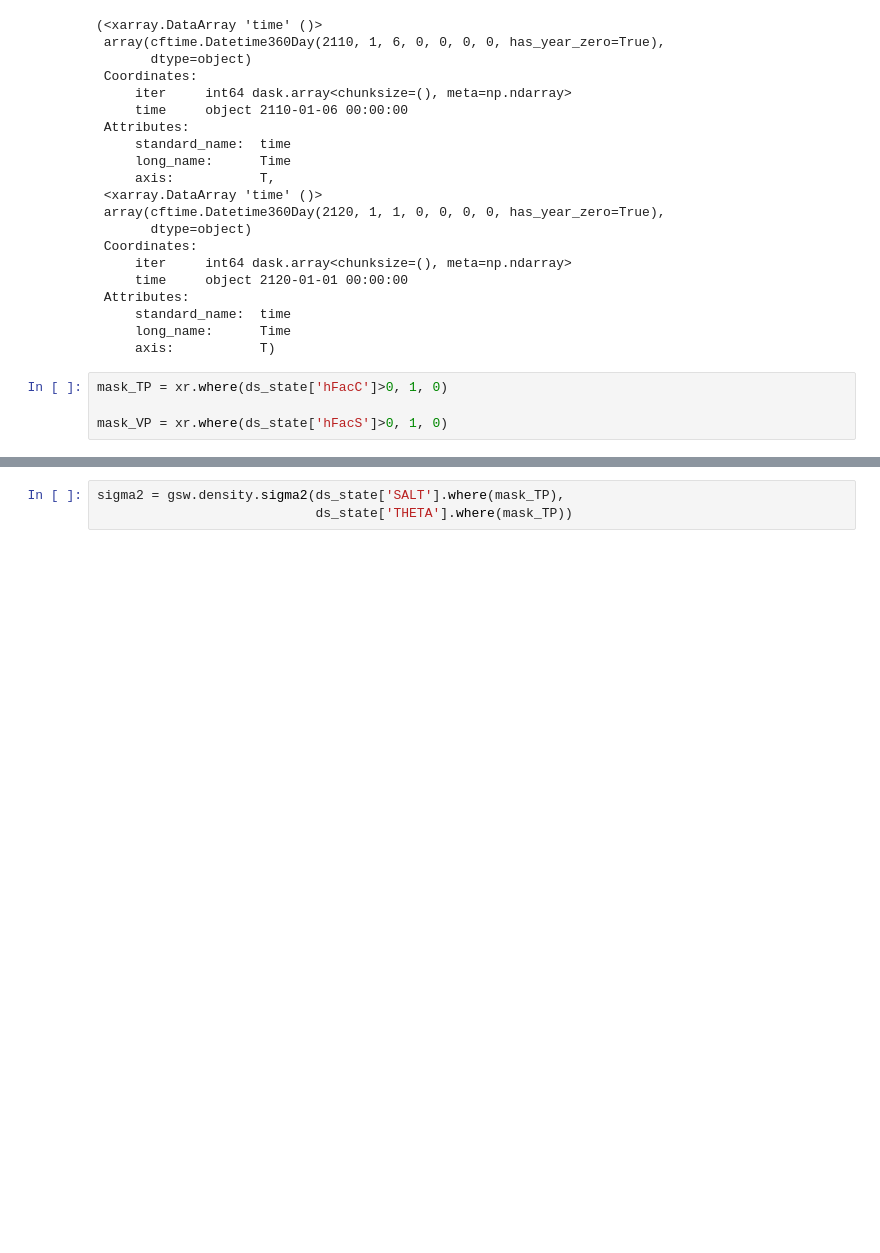
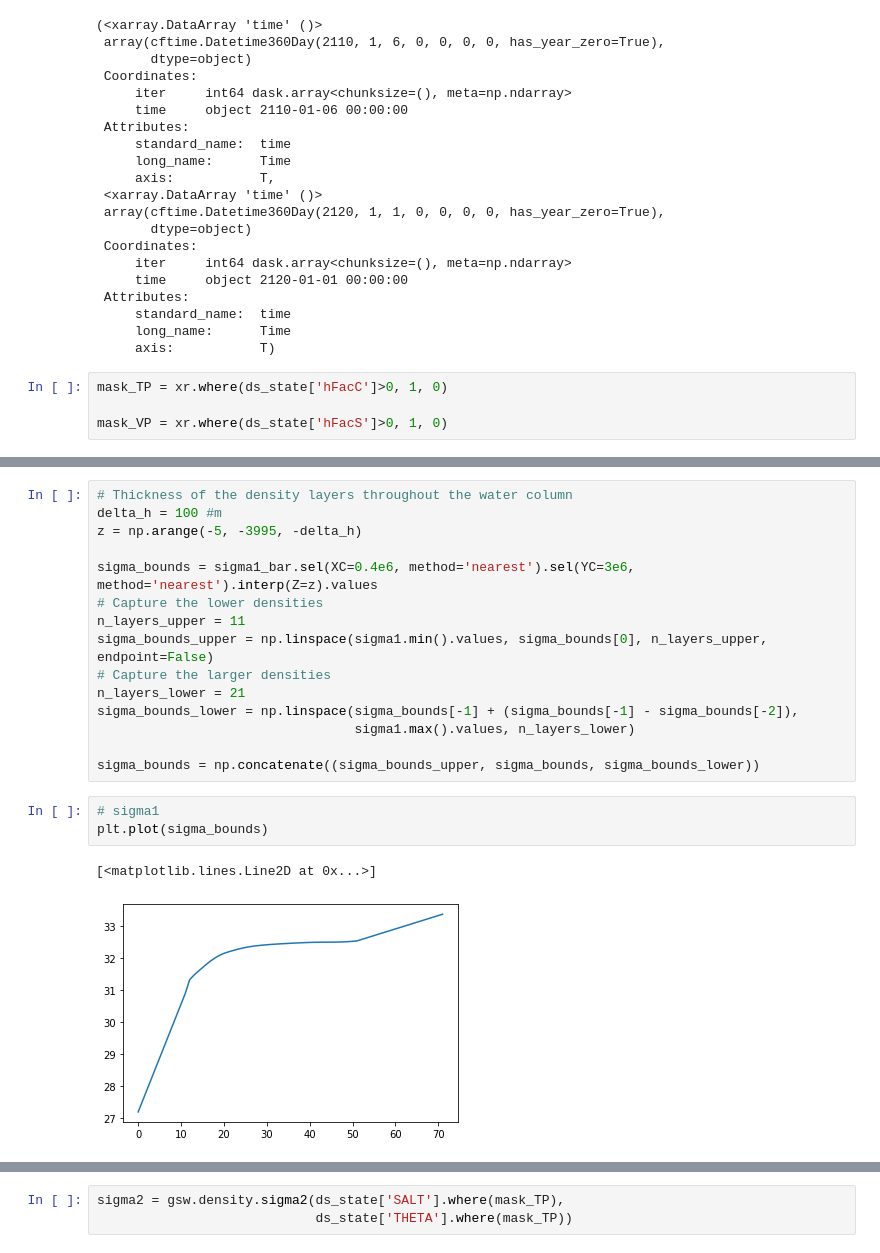
Before and after one commit to edoddridge/SO-channel-embayment, a Jupyter notebook: analysis/analysis-MITgcm-gadi.ipynb, the cells around one changed output, grey strips where cells are left out. Saved outputs shown, nothing was run; the diff lists cells and outputs as text; blank space fills up the shorter version.

```diff
--- a/analysis/analysis-MITgcm-gadi.ipynb
+++ b/analysis/analysis-MITgcm-gadi.ipynb
@@ -572,0 +583,21 @@ mask_VP = xr.where(ds_state['hFacS']>0, 1, 0)
+# %%
+# Thickness of the density layers throughout the water column
+delta_h = 100 #m
+z = np.arange(-5, -3995, -delta_h)
+
+sigma_bounds = sigma1_bar.sel(XC=0.4e6, method='nearest').sel(YC=3e6, method='nearest').interp(Z=z).values
+# Capture the lower densities
+n_layers_upper = 11
+sigma_bounds_upper = np.linspace(sigma1.min().values, sigma_bounds[0], n_layers_upper, endpoint=False)
+# Capture the larger densities
+n_layers_lower = 21
+sigma_bounds_lower = np.linspace(sigma_bounds[-1] + (sigma_bounds[-1] - sigma_bounds[-2]),
+                                 sigma1.max().values, n_layers_lower)
+
+sigma_bounds = np.concatenate((sigma_bounds_upper, sigma_bounds, sigma_bounds_lower))
+# %%
+# sigma1
+plt.plot(sigma_bounds)
+# %% [output]
+[<matplotlib.lines.Line2D at 0x...>]
+[figure, added]
```
Also changed, not shown: parts of 13 cells of this notebook.
